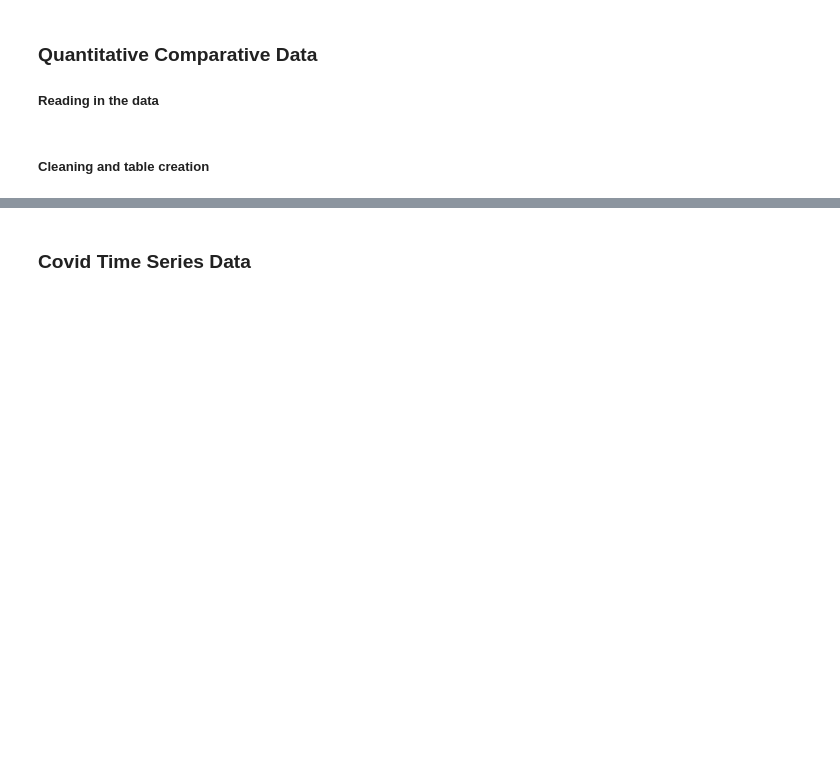
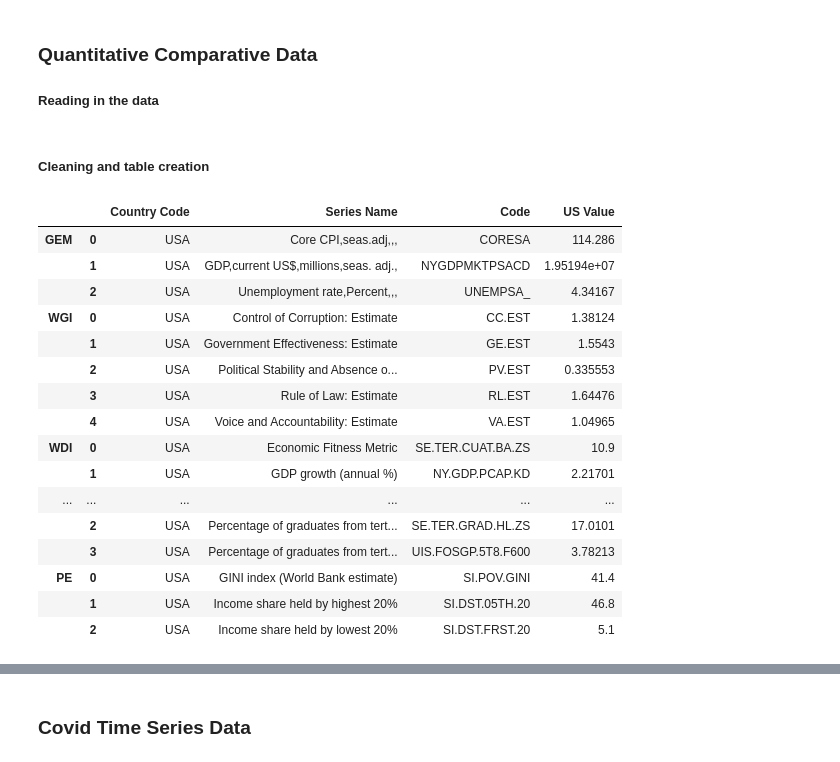
Before and after one commit to dannemk1/CovidPrep, a Jupyter notebook: DataCleaning.ipynb, the cells around one changed output, grey strips where cells are left out. Cells and saved outputs as stored; diff of their text form; code cells hidden in the pictures; blank space fills up the shorter version.

Commit message:
Updates cleaning file after completeing Quantitative Comparisons Table

```diff
--- a/DataCleaning.ipynb
+++ b/DataCleaning.ipynb
@@ -63,0 +82,62 @@ dk_ES = dk_ES.rename(columns = {'Series Code': 'Code'})
+# %%
+#2017
+us_WDI_simple = us_WDI.iloc[[3,5,6,8,11],[0,1,2,5]]
+dk_WDI_simple = dk_WDI.iloc[[3,5,6,8,11],[0,1,2,5]]
+
+us_WDI_simple = us_WDI_simple.rename(columns = {2017: 'US Value'})
+dk_WDI_simple = dk_WDI_simple.rename(columns = {2017: 'DK Value'})
+
+us_WDI_simple.reset_index(inplace = True)
+dk_WDI_simple.reset_index(inplace = True)
+# %%
+us_PE_simple = us_PE.iloc[[0,2,3]] #2015
+dk_PE_simple = dk_PE.iloc[[0,2,3]] #2017
+
+us_PE_simple = us_PE_simple.rename(columns = {2015: 'US Value'})
+dk_PE_simple = dk_PE_simple.rename(columns = {2017: 'DK Value'})
+
+us_PE_simple.reset_index(inplace = True)
+dk_PE_simple.reset_index(inplace = True)
+# %%
+#2016
+us_HNP_simple = us_HNP.iloc[[1,2,16,19,20,26,29,32,33],[0,1,2,4]]
+dk_HNP_simple = dk_HNP.iloc[[1,2,16,19,20,26,29,32,33],[0,1,2,4]]
+
+us_HNP_simple = us_HNP_simple.rename(columns = {2016: 'US Value'})
+dk_HNP_simple = dk_HNP_simple.rename(columns = {2016: 'DK Value'})
+
+us_HNP_simple.reset_index(inplace = True)
+dk_HNP_simple.reset_index(inplace = True)
+# %%
+#2016
+us_ES_simple = us_ES.iloc[[14,16,19,20],[0,1,2,4]]
+dk_ES_simple = dk_ES.iloc[[14,16,19,20],[0,1,2,4]]
+
+us_ES_simple = us_ES_simple.rename(columns = {2016: 'US Value','Series':'Series Name'})
+dk_ES_simple = dk_ES_simple.rename(columns = {2016: 'DK Value','Series':'Series Name'})
+
+us_ES_simple.reset_index(inplace = True)
+dk_ES_simple.reset_index(inplace = True)
+# %%
+#Concat into US table and DK table
+US = pd.concat([us_GEM_simple, us_WGI_simple, us_WDI_simple, us_HNP_simple, us_ES_simple,us_PE_simple],keys = ['GEM', 'WGI','WDI','HNP','ES', 'PE'] , sort = False)
+US.drop('index', axis = 1, inplace = True)
+US
+# %% [output]
+|  |  | Country Code | Series Name | Code | US Value |
+| GEM | 0 | USA | Core CPI,seas.adj,,, | CORESA | 114.286 |
+|  | 1 | USA | GDP,current US$,millions,seas. adj., | NYGDPMKTPSACD | 1.95194e+07 |
+|  | 2 | USA | Unemployment rate,Percent,,, | UNEMPSA_ | 4.34167 |
+| WGI | 0 | USA | Control of Corruption: Estimate | CC.EST | 1.38124 |
+|  | 1 | USA | Government Effectiveness: Estimate | GE.EST | 1.5543 |
+|  | 2 | USA | Political Stability and Absence o... | PV.EST | 0.335553 |
+|  | 3 | USA | Rule of Law: Estimate | RL.EST | 1.64476 |
+|  | 4 | USA | Voice and Accountability: Estimate | VA.EST | 1.04965 |
+| WDI | 0 | USA | Economic Fitness Metric | SE.TER.CUAT.BA.ZS | 10.9 |
+|  | 1 | USA | GDP growth (annual %) | NY.GDP.PCAP.KD | 2.21701 |
+| ... | ... | ... | ... | ... | ... |
+|  | 2 | USA | Percentage of graduates from tert... | SE.TER.GRAD.HL.ZS | 17.0101 |
+|  | 3 | USA | Percentage of graduates from tert... | UIS.FOSGP.5T8.F600 | 3.78213 |
+| PE | 0 | USA | GINI index (World Bank estimate) | SI.POV.GINI | 41.4 |
+|  | 1 | USA | Income share held by highest 20% | SI.DST.05TH.20 | 46.8 |
+|  | 2 | USA | Income share held by lowest 20% | SI.DST.FRST.20 | 5.1 |
```
Also changed, not shown: parts of 7 cells of this notebook.
